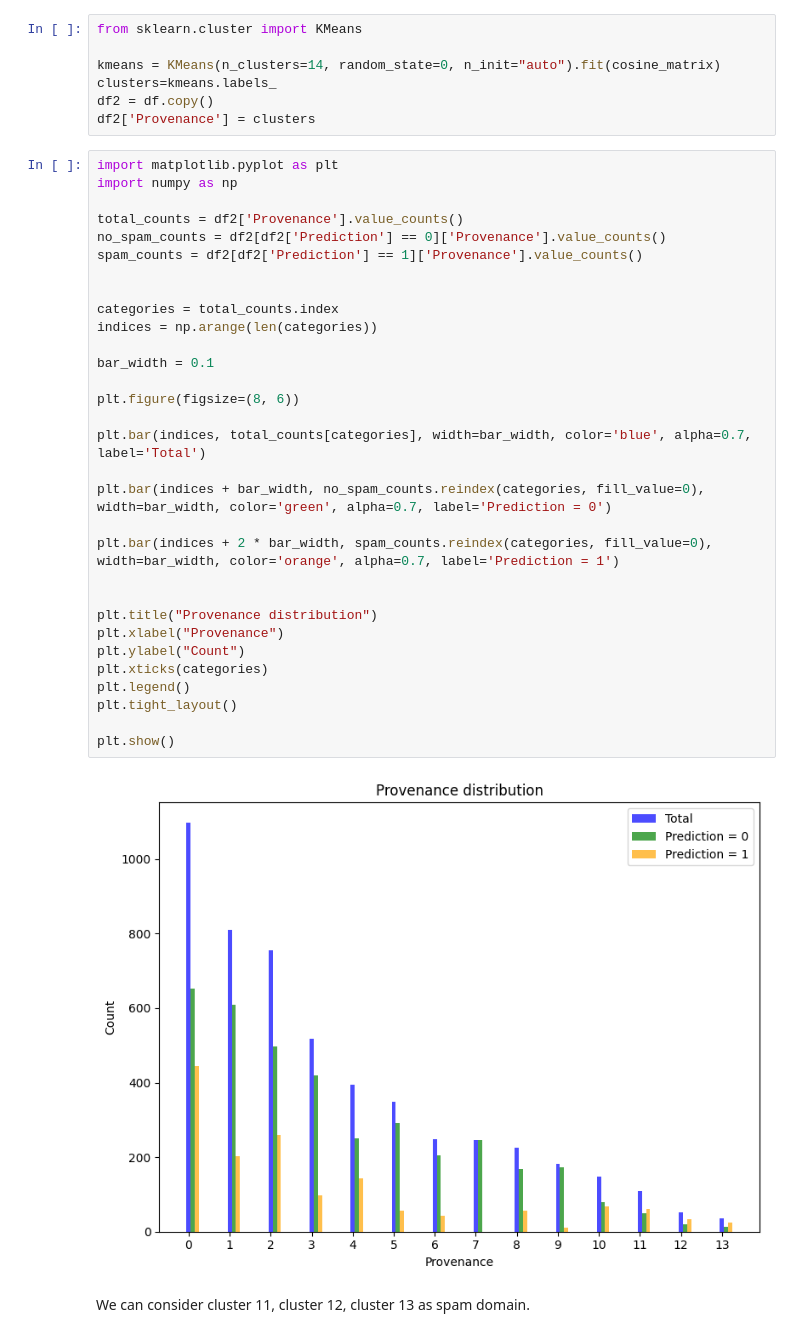
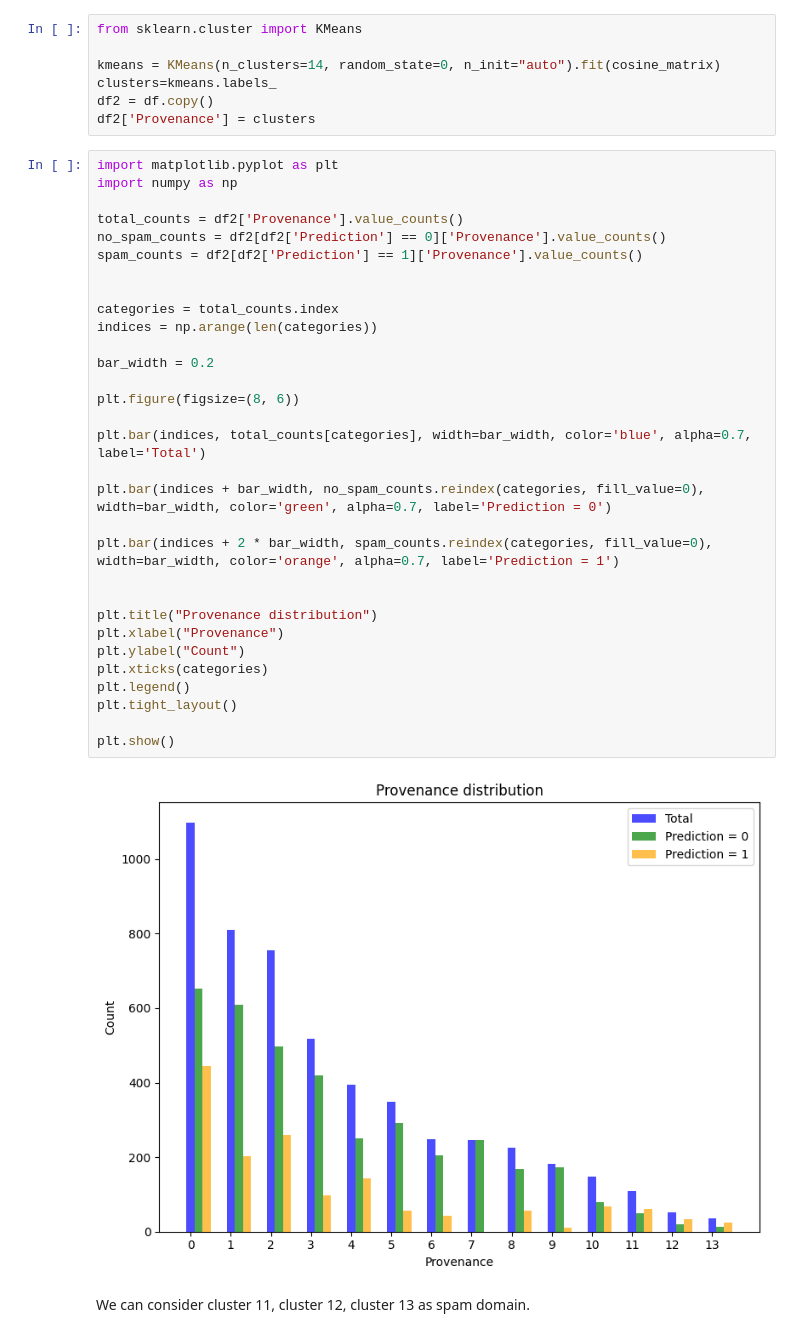
Before and after one commit to Benson00/Spam-detection, a Jupyter notebook: spam_detection.ipynb, the cells around one changed output. Saved outputs shown, nothing was run; the diff lists cells and outputs as text.

```diff
--- a/spam_detection.ipynb
+++ b/spam_detection.ipynb
@@ -153,35 +153,35 @@ df2['Provenance'] = clusters
 import matplotlib.pyplot as plt
 import numpy as np
 
 total_counts = df2['Provenance'].value_counts()
 no_spam_counts = df2[df2['Prediction'] == 0]['Provenance'].value_counts()
 spam_counts = df2[df2['Prediction'] == 1]['Provenance'].value_counts()
 
 
 categories = total_counts.index
 indices = np.arange(len(categories))
 
-bar_width = 0.1
+bar_width = 0.2
 
 plt.figure(figsize=(8, 6))
 
 plt.bar(indices, total_counts[categories], width=bar_width, color='blue', alpha=0.7, label='Total')
 
 plt.bar(indices + bar_width, no_spam_counts.reindex(categories, fill_value=0), width=bar_width, color='green', alpha=0.7, label='Prediction = 0')
 
 plt.bar(indices + 2 * bar_width, spam_counts.reindex(categories, fill_value=0), width=bar_width, color='orange', alpha=0.7, label='Prediction = 1')
 
 
 plt.title("Provenance distribution")
 plt.xlabel("Provenance")
 plt.ylabel("Count")
 plt.xticks(categories)
 plt.legend()
 plt.tight_layout()
 
 plt.show()
 # %% [output]
-[figure, old version]
+[figure, new version]
 # %% [markdown]
 We can consider cluster 11, cluster 12, cluster 13 as spam domain.
 # %% [markdown]
```
Also changed, not shown: parts of 2 cells of this notebook.
